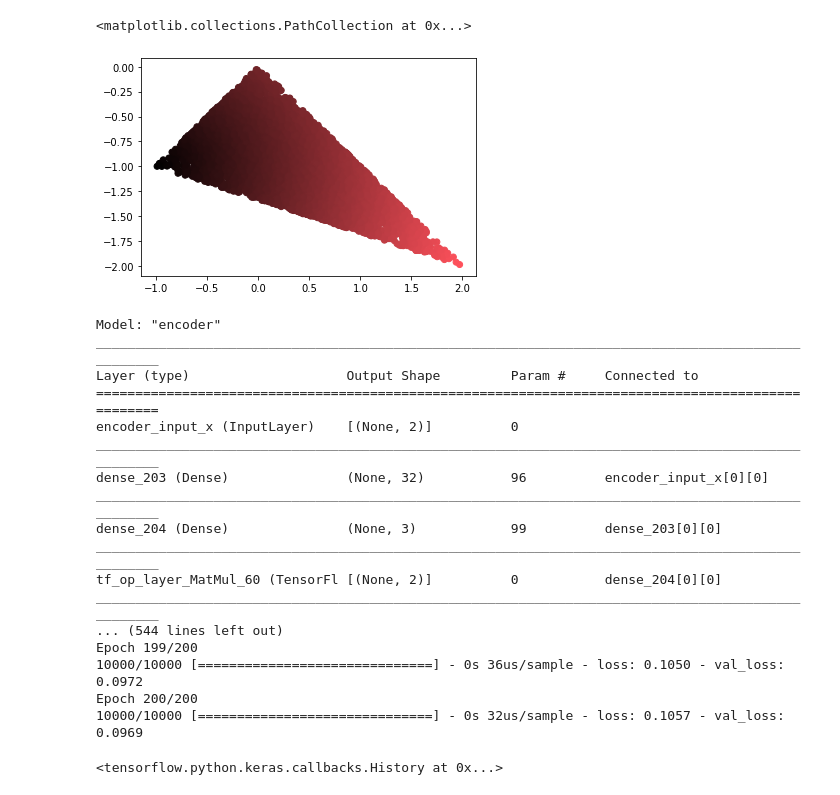
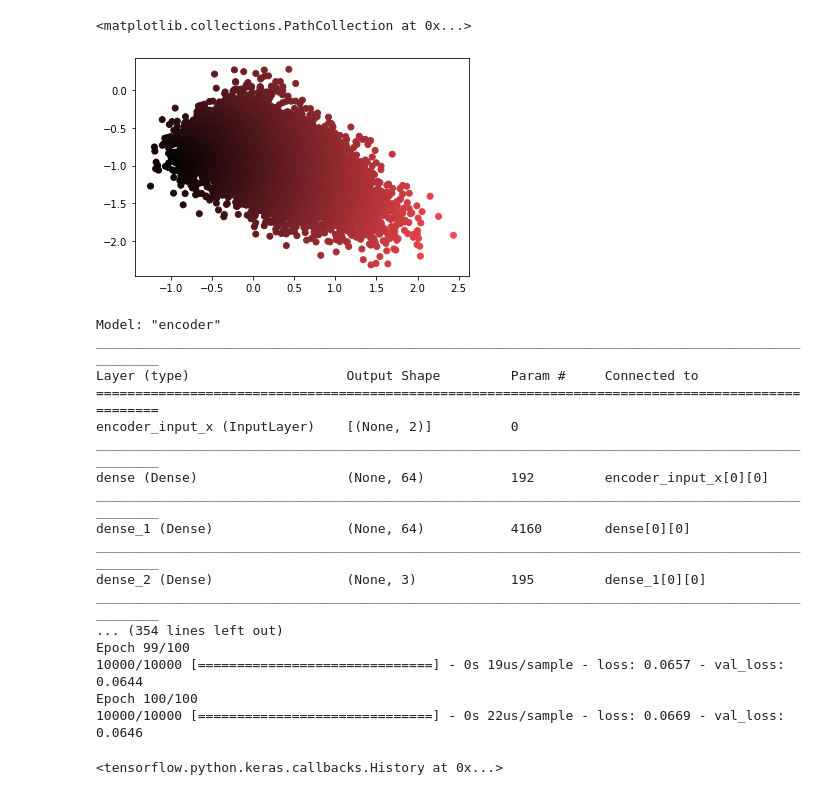
Before and after one commit to luigisbailo/archetype-nets, a Jupyter notebook: archetypes.ipynb, the cells around one changed output. Saved outputs shown, nothing was run; the diff lists cells and outputs as text; code cells hidden in the pictures.

Commit message:
archetypes reconstructed

```diff
--- a/archetypes.ipynb
+++ b/archetypes.ipynb
@@ -31,14 +29,14 @@ def generate_data (archs, n_points, noise=0.1):
 
     return data, Y
 # %%
-x_train, y_train = generate_data (archs,10000,noise=0.0)
-x_test, y_test = generate_data (archs,1000,noise=0.0)
+x_train, y_train = generate_data (archs,10000,noise=0.2)
+x_test, y_test = generate_data (archs,1000,noise=0.2)
 
 data0,data1 = x_train.T
 plt.scatter(data0, data1, color=y_train)
 # %% [output]
 <matplotlib.collections.PathCollection at 0x...>
-[figure, old version]
+[figure, new version]
 # %%
 def get_zfixed ( dim_latent_space ):
 
@@ -71,19 +69,21 @@ y_test = np.reshape(y_test, [-1, sideinfo_dim])
 
 
 # network parameters
-intermediate_dim = 32
-batch_size = 256
+intermediate_dim = 64
+batch_size = 1024
 latent_dim = 2
 simplex_vrtxs = latent_dim + 1
-epochs = 200
+epochs = 100
 
 
 # encoder
 input_x = tfk.Input(shape=(original_dim,), name='encoder_input_x')
 
 x = tfkl.Dense(intermediate_dim, activation='relu')(input_x)
+x = tfkl.Dense(intermediate_dim, activation='relu')(x)
+
 A = tfkl.Dense (simplex_vrtxs, activation=tf.nn.softmax)(x)
-B_t = tfkl.Dense (simplex_vrtxs)(x)
+B_t = tfkl.Dense (simplex_vrtxs, activation='linear')(x)
 B = tf.nn.softmax(tf.transpose(B_t), axis=1)
 
 z_fixed = get_zfixed (latent_dim)
@@ -105,9 +105,11 @@ latent_inputs = tfk.Input(shape=(latent_dim,), name='z_sampling')
 input_y_lat = tfk.Input(shape=(sideinfo_dim,), name='encoder_input_y_lat')
 
 x = tfkl.Dense(intermediate_dim, activation='relu')(latent_inputs)
+x = tfkl.Dense(intermediate_dim, activation='relu')(x)
 x_hat = tfkl.Dense(original_dim, activation='linear')(x)
 
 y = tfkl.Dense(intermediate_dim, activation='relu')(latent_inputs)
+y = tfkl.Dense(intermediate_dim, activation='relu')(y)
 y_hat = tfkl.Dense(sideinfo_dim, activation='linear')(y)
 
 decoder = tfk.Model([latent_inputs,input_y_lat], [x_hat,y_hat], name='decoder')
@@ -127,9 +129,11 @@ archetype_loss = tf.reduce_sum( tfk.losses.mse(z_fixed, z_pred))
 kl_loss = 1 + sigma - tf.square(mu) - tf.exp(sigma)
 kl_loss = tf.reduce_sum(kl_loss, axis=-1)
 kl_loss *= -0.5
-beta = 1
 
-vae_loss = tf.reduce_mean(reconstruction_loss + class_loss + beta*kl_loss + archetype_loss)
+lambda_p = 1
+nu_p = 10
+
+vae_loss = tf.reduce_mean(nu_p*reconstruction_loss + lambda_p*class_loss + kl_loss + archetype_loss)
 vae.add_loss(vae_loss)
 vae.compile(optimizer='adam')
 vae.summary()
@@ -146,17 +150,17 @@ Layer (type)                    Output Shape         Param #     Connected to
 ==================================================================================================
 encoder_input_x (InputLayer)    [(None, 2)]          0
 __________________________________________________________________________________________________
-dense_203 (Dense)               (None, 32)           96          encoder_input_x[0][0]
+dense (Dense)                   (None, 64)           192         encoder_input_x[0][0]
 __________________________________________________________________________________________________
-dense_204 (Dense)               (None, 3)            99          dense_203[0][0]
+dense_1 (Dense)                 (None, 64)           4160        dense[0][0]
 __________________________________________________________________________________________________
-tf_op_layer_MatMul_60 (TensorFl [(None, 2)]          0           dense_204[0][0]
+dense_2 (Dense)                 (None, 3)            195         dense_1[0][0]
 __________________________________________________________________________________________________
-... (544 lines left out)
-Epoch 199/200
-10000/10000 [==============================] - 0s 36us/sample - loss: 0.1050 - val_loss: 0.0972
-Epoch 200/200
-10000/10000 [==============================] - 0s 32us/sample - loss: 0.1057 - val_loss: 0.0969
+... (354 lines left out)
+Epoch 99/100
+10000/10000 [==============================] - 0s 19us/sample - loss: 0.0657 - val_loss: 0.0644
+Epoch 100/100
+10000/10000 [==============================] - 0s 22us/sample - loss: 0.0669 - val_loss: 0.0646
 <tensorflow.python.keras.callbacks.History at 0x...>
 # %%
 x_pred = encoder.predict([x_train,y_train])
```
Also changed, not shown: parts of 8 cells of this notebook.
